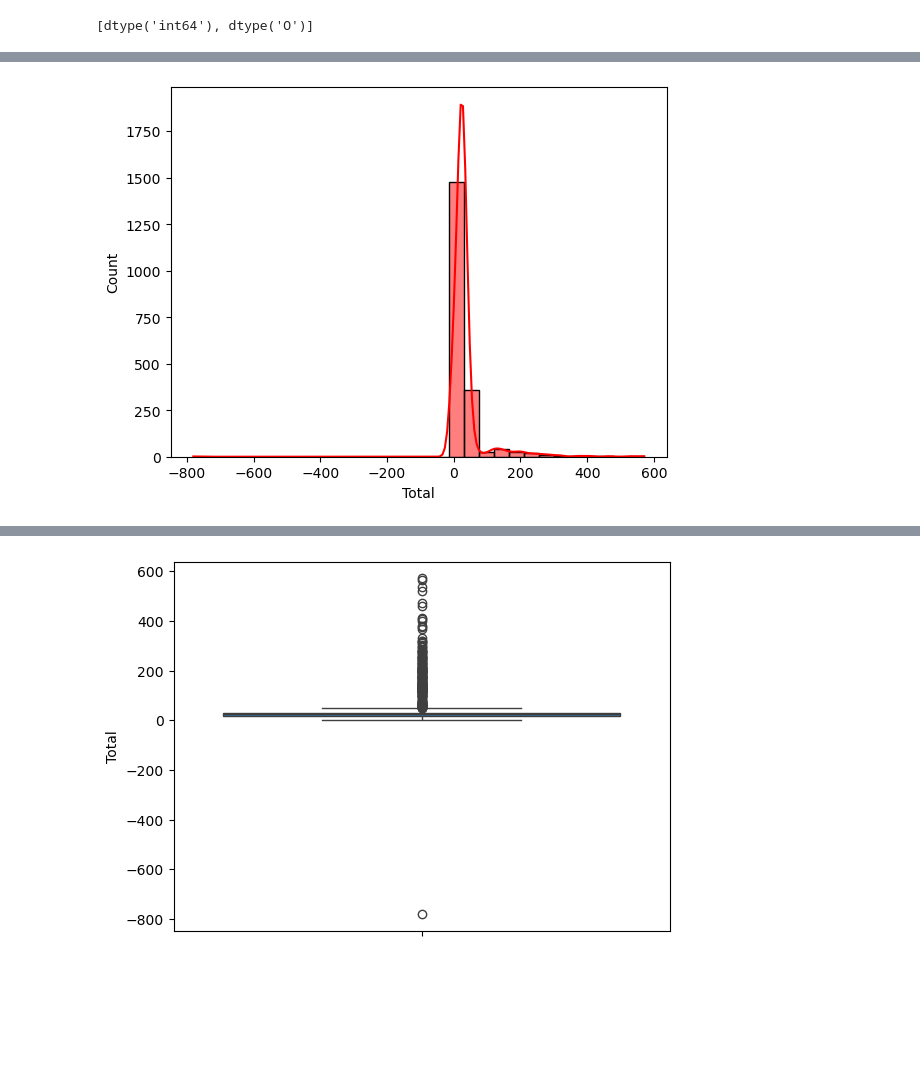
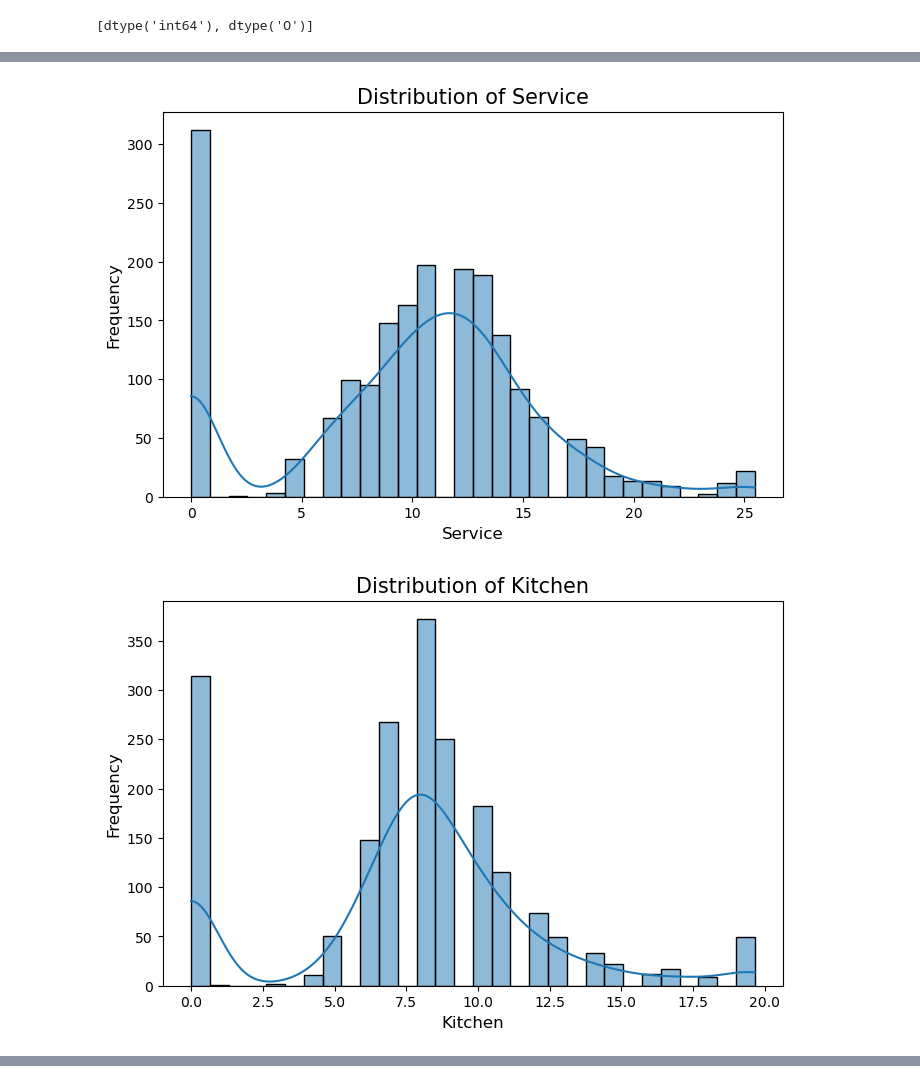
Before and after one commit to ClaudioDoPrado/labor_cost_da, a Jupyter notebook: labor_cost_da.ipynb, the cells around one changed output, grey strips where cells are left out. Cells and saved outputs as stored; diff of their text form; code cells hidden in the pictures; blank space fills up the shorter version.

```diff
--- a/labor_cost_da.ipynb
+++ b/labor_cost_da.ipynb
@@ -184,3 +172,0 @@ df.style.highlight_null(color='yellow')
-# %%
-#Drop missing value
-df = df.drop(df.index[1978:1995])
@@ -206,0 +270,21 @@ df.describe().T
+# %%
+for col in int_cols:
+    # Calculate z-scores
+    z_scores = np.abs(stats.zscore(df[col]))
+
+    # Identify outliers
+    outliers_mask = z_scores > 2.5
+
+    # Count outliers before capping
+    num_outliers_before = np.sum(outliers_mask)
+    print(f"{col} - Outliers before capping: {num_outliers_before}")
+
+    # Cap the outliers
+    # Replace outliers with threshold
+    threshold_value = df[col].median() + 2.5 * df[col].std()
+    df[col] = np.where(outliers_mask, threshold_value, df[col])
+
+    # Recalculate z-scores after capping if needed
+    z_scores_after = np.abs(stats.zscore(df[col]))
+    outliers_after = np.sum(z_scores_after > 2.5)
+    print(f"{col} - Outliers after capping: {outliers_after}")
@@ -207,3 +362,6 @@ df.describe().T
+# %%
+#creating total column
+df['Total'] = df['service'] + df['kitchen'] + df['dishwasher']
 # %%
 #Measures of Centrality
 mean_total_percentage = df['Total'].mean()
@@ -262,9 +427,16 @@ Kurtosis of Total: 43.98885624692768
 # %%
-# Plotting a histogram for the 'SalePrice' column of the 'data' dataframe
-# 'kde=True' adds a Kernel Density Estimate plot to give an approximation of the data's distribution
-# 'bins=30' divides the data into 30 bins for more detailed granularity
-# 'color="salmon"' sets the color of the bars to salmon
-sns.histplot(df['Total'], kde=True, bins=30, color="red")
-plt.show()
+#sns.histplot(df['Total'], kde=True, bins=30, color="red")
+#plt.show()
+columns_to_plot = ['service', 'kitchen', 'dishwasher','Total']
+
+# Step 3: Loop through the columns and create a plot for each.
+for column in columns_to_plot:
+    plt.figure(figsize=(8, 5)) # Creates a new figure for each plot
+    sns.histplot(data=df, x=column, kde=True, bins=30)
+    plt.title(f'Distribution of {column.capitalize()}', fontsize=15)
+    plt.xlabel(column.capitalize(), fontsize=12)
+    plt.ylabel('Frequency', fontsize=12)
+    plt.show()
 # %% [output]
-[figure, old version]
+[figure, new version]
+[figure, added]
@@ -271,6 +444,0 @@ plt.show()
-# %%
-# Plotting a boxplot for the 'SalePrice' column with a light blue color
-sns.boxplot(data = df['Total'])#, color="lightblue")
-plt.show()
-# %% [output]
-[figure, removed]
```
Also changed, not shown: parts of 40 cells of this notebook, 5 other files.
